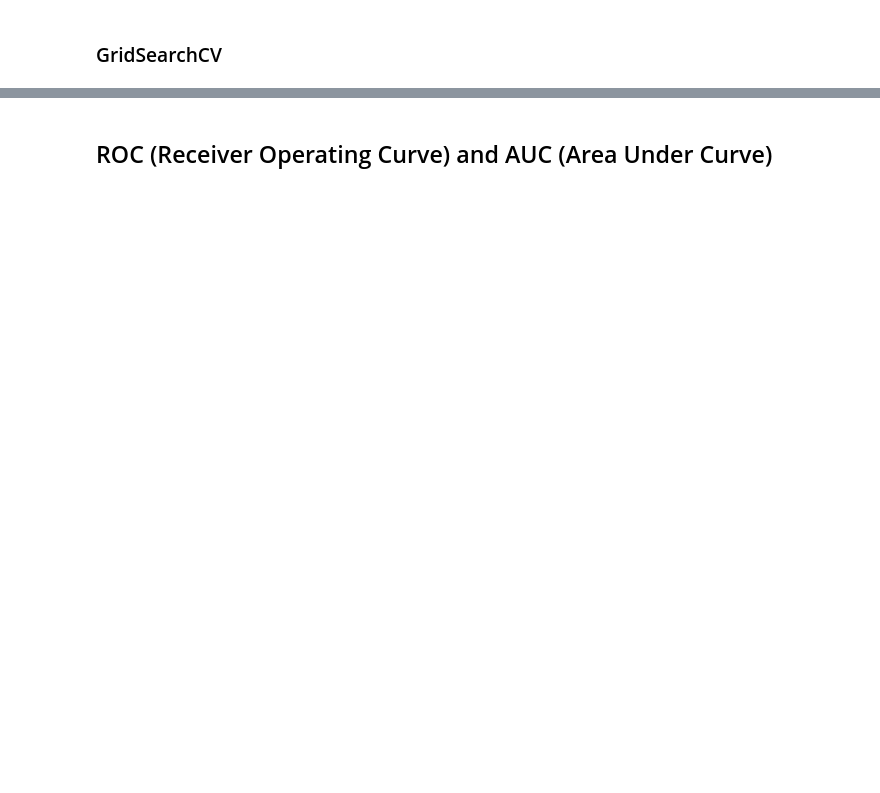
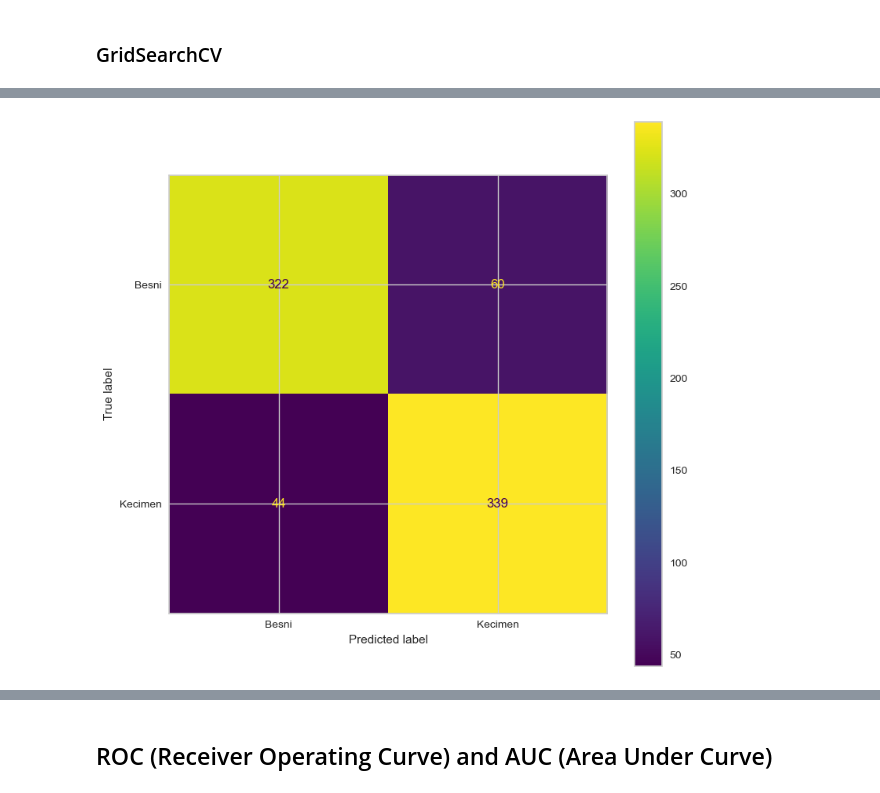
Before and after one commit to defneacer/Logistic_regression, a Jupyter notebook: Raisin_Class_Prediction_Project.ipynb, the cells around one changed output, grey strips where cells are left out. Drawn from its saved outputs; the diff is of its cells as text; code cells hidden in the pictures; blank space fills up the shorter version.

```diff
--- a/Raisin_Class_Prediction_Project.ipynb
+++ b/Raisin_Class_Prediction_Project.ipynb
@@ -401,0 +473,12 @@ weighted avg       0.86      0.86      0.86       765
+# %%
+log_model = LogisticRegression(max_iter=5000)
+# %%
+penalty = ["l1", "l2"]
+C = np.logspace(-1, 5, 20)
+
+param_grid = {"penalty": penalty,
+             "C":C}
+# %%
+grid_model = GridSearchCV(log_model, param_grid = param_grid, cv = 10)
+# %%
+grid_model.fit(X_train_scaled, y_train)
@@ -401,0 +518,6 @@ weighted avg       0.86      0.86      0.86       765
+# %%
+ConfusionMatrixDisplay.from_estimator(grid_model, X_train_scaled, y_train);
+
+#Train seti
+# %% [output]
+[figure, added]
```
Also changed, not shown: parts of 48 cells of this notebook, 4 other files.
